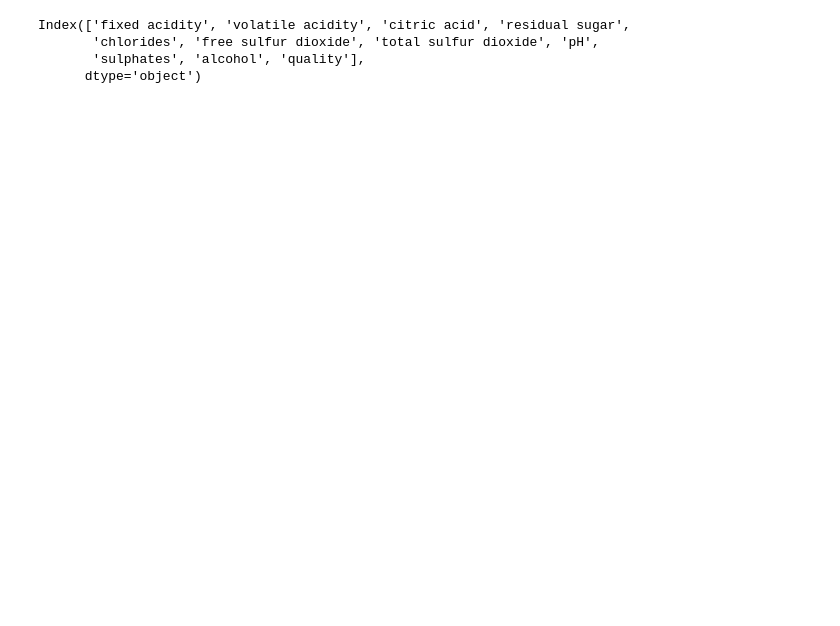
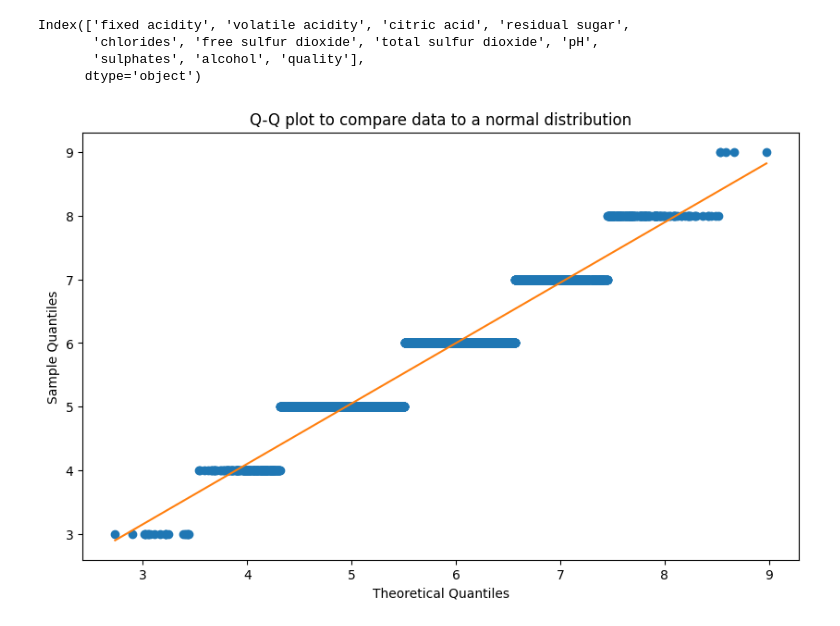
Before and after one commit to jayeshpaluru/STAT4355Final, a Jupyter notebook: STAT_4355_Group_Project.ipynb, the cells around one changed output. Drawn from its saved outputs; the diff is of its cells as text; code cells hidden in the pictures; blank space fills up the shorter version.

```diff
--- a/STAT_4355_Group_Project.ipynb
+++ b/STAT_4355_Group_Project.ipynb
@@ -282,0 +351,25 @@ Index(['fixed acidity', 'volatile acidity', 'citric acid', 'residual sugar',
+# %%
+#quantile - quantile plot to show that the distribution is any dist
+# basically just comparing the quantile values of your data to any distribution
+
+# Generate a normal distribution with same number of observations as our dataset
+normal_distribution = np.random.normal(loc=wine['quality'].mean(), scale=wine['quality'].std(), size=wine['quality'].shape[0])
+
+# Sort the values in ascending order for plotting
+wine_quality_sorted = np.sort(wine['quality'])
+normal_distribution_sorted = np.sort(normal_distribution)
+
+# Create the Q-Q plot
+plt.figure(figsize=(10,6))
+plt.plot(normal_distribution_sorted, wine_quality_sorted, "o")
+
+# Add a trend line
+m, b = np.polyfit(normal_distribution_sorted, wine_quality_sorted, 1)
+plt.plot(normal_distribution_sorted, m*normal_distribution_sorted + b)
+
+plt.xlabel('Theoretical Quantiles')
+plt.ylabel('Sample Quantiles')
+plt.title('Q-Q plot to compare data to a normal distribution')
+plt.show()
+# %% [output]
+[figure, added]
```
Also changed, not shown: parts of 18 cells of this notebook.
